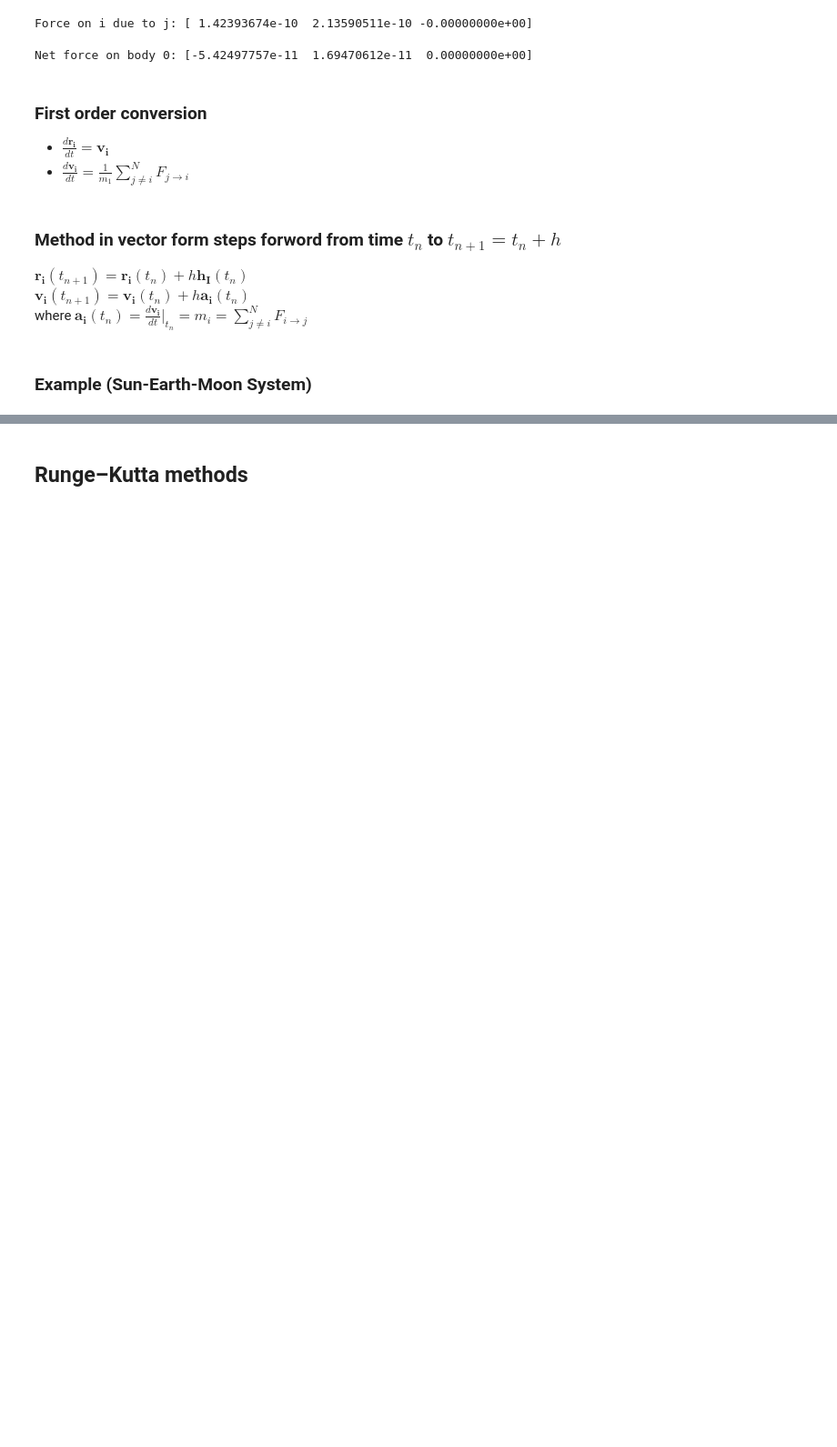
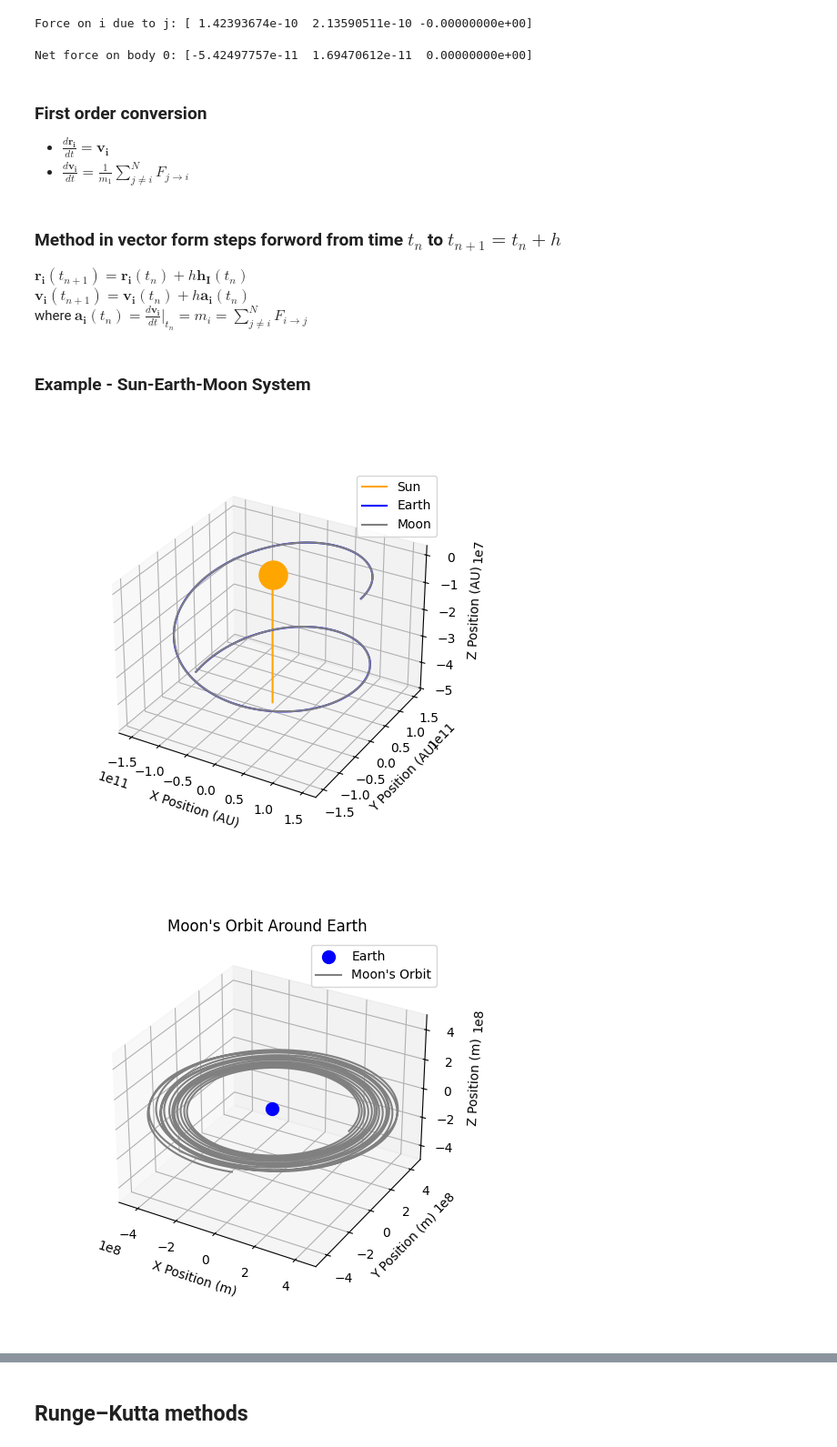
Before and after one commit to connorb0531/NBodyProblem, a Jupyter notebook: NBodyProblem.ipynb, the cells around one changed output, grey strips where cells are left out. Shown: that part at 91% size. Saved outputs shown, nothing was run; the diff lists cells and outputs as text; code cells hidden in the pictures; blank space fills up the shorter version.

```diff
--- a/NBodyProblem.ipynb
+++ b/NBodyProblem.ipynb
@@ -38,19 +40,19 @@ m_i = 5.0
 m_j = 10.0
 
 # Compute force
-force_ij = compute_force(r_i, r_j, m_i, m_j, G)
+force_ij = compute_force(r_i, r_j, m_i, m_j)
 print("Force on i due to j:", force_ij)
 # %% [output]
 Force on i due to j: [ 1.42393674e-10  2.13590511e-10 -0.00000000e+00]
 # %%
-def compute_net_force(i, positions, masses, G):
+def compute_net_force(i, positions, masses):
 
     N = len(masses) # Number of bodies
     net_force = np.zeros(3)
 
     for j in range(N):
         if j != i: # exclude self exerted force
-            force_ij = compute_force(positions[i], positions[j], masses[i], masses[j], G)
+            force_ij = compute_force(positions[i], positions[j], masses[i], masses[j])
             net_force += force_ij  # Sum all forces acting on body i
 
     return net_force
@@ -78,7 +80,7 @@ $\mathbf{r_i}(t_{n+1})=\mathbf{r_i}(t_n)+h\mathbf{h_I}(t_n)$
 $\mathbf{v_i}(t_{n+1})=\mathbf{v_i}(t_n)+h\mathbf{a_i}(t_n)$
 where $ \mathbf{a_i}(t_{n})=\frac{d\mathbf{v_i}}{dt}\Big|_{t_n}=m_{i}=\sum_{j\neq{i}}^{N}F_{i \to j}$
 # %%
-def euler_update(positions, velocities, masses, G, h):
+def euler_update(positions, velocities, masses, h):
     N = len(masses)  # Number of bodies
 
     # Create temporary arrays to store updates
@@ -86,7 +88,7 @@ def euler_update(positions, velocities, masses, G, h):
     new_velocities = np.copy(velocities)
 
     # Compute net forces for all bodies first (before updating any values)
-    forces = np.array([compute_net_force(i, positions, masses, G) for i in range(N)])
+    forces = np.array([compute_net_force(i, positions, masses) for i in range(N)])
 
     # Apply Euler's method updates
     for i in range(N):
@@ -100,47 +102,43 @@ def euler_update(positions, velocities, masses, G, h):
     positions[:] = new_positions  # Ensures in-place modification
     velocities[:] = new_velocities  # Ensures in-place modification
 # %%
-def simulate(N, timesteps, h):
+def simulate(N, timesteps, h, method="euler"):
     # Store trajectory for visualization
     history = np.zeros((timesteps, N, 3))
 
     # Time-Stepping Loop
     for t in range(timesteps):
         history[t] = positions.copy() # Store positions at this timestep
-        euler_update(positions, velocities, masses, G, h)
+        if method == "euler":
+            euler_update(positions, velocities, masses, h)
+        elif method == "rk4":
+            RK4_update(positions, velocities, masses, h)
 
     return history
 # %% [markdown]
-### Example (Sun-Earth-Moon System)
+### Example - Sun-Earth-Moon System
 # %%
+from bodies_util import EMS_positions, EMS_velocities, EMS_masses, EMS_names
+
 # Constant variables
 N = 3 # Number of bodies (Sun, Earth, Moon)
-years = 2
+years = 1.5
 h = 1e3  # Time step size (seconds)
 timesteps = int(years * 31557600 / h)  # Number of simulation steps
-planet_names = ["Sun", "Earth", "Moon"]
-
 
 # Positions (X, Y, Z) in meters (m)
-positions = np.array([
-    [0, 0, 0],  # Sun starts in origin
-    [1.5e11, 0, 0],            # Earth 1 AU from Sun (~150 million km)
-    [1.5e11 + 3.84e8, 0, 0]    # Moon 384,000 km from Earth
-])
+positions = EMS_positions
 
 # Velocities (Vx, Vy, Vz) in meters per second (m/s)
-velocities = np.array([
-    [0, 0, -1],  # Sun stationary as center point
-    [0, 2.978e4, 0],              # Earth orbits Sun at ~29.78 km/s
-    [0, 2.978e4 + 1.022e3, 0]        # Moon orbits Earth at ~1.022 km/s
-])
+velocities = EMS_velocities
 
 # Masses in kilograms (kg)
-masses = np.array([
-    1.989e30,    # Sun (~1.989 × 10^30 kg)
-    5.972e24,    # Earth (~5.972 × 10^24 kg)
-    7.348e22     # Moon (~7.348 × 10^22 kg)
-])
+masses = EMS_masses
 
 # Run Simulation
-history = simulate(N, timesteps, h)
+history_1 = simulate(N, timesteps, h)
+
+plot_util.plot_EMS(history_1)
+# %% [output]
+[figure, added]
+[figure, added]
```
Also changed, not shown: parts of 11 cells of this notebook, 2 other files.
